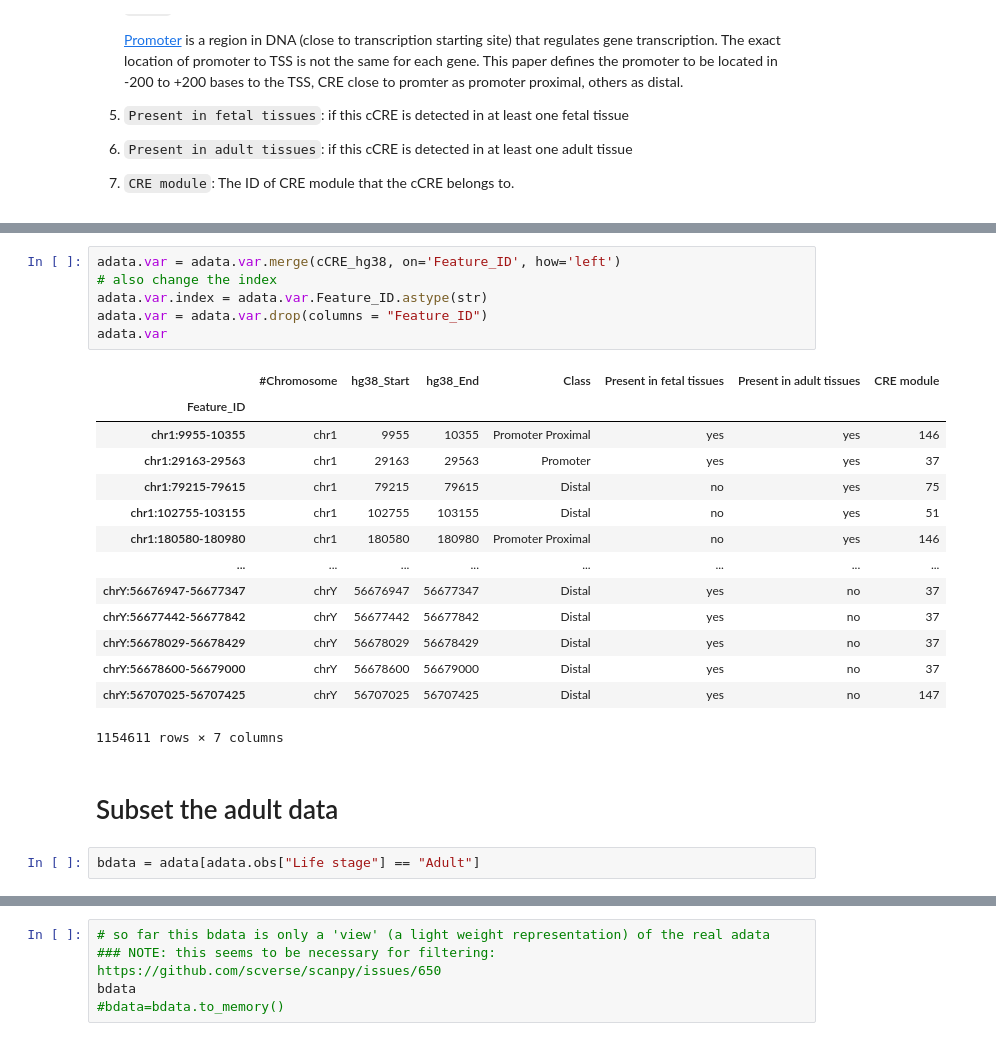
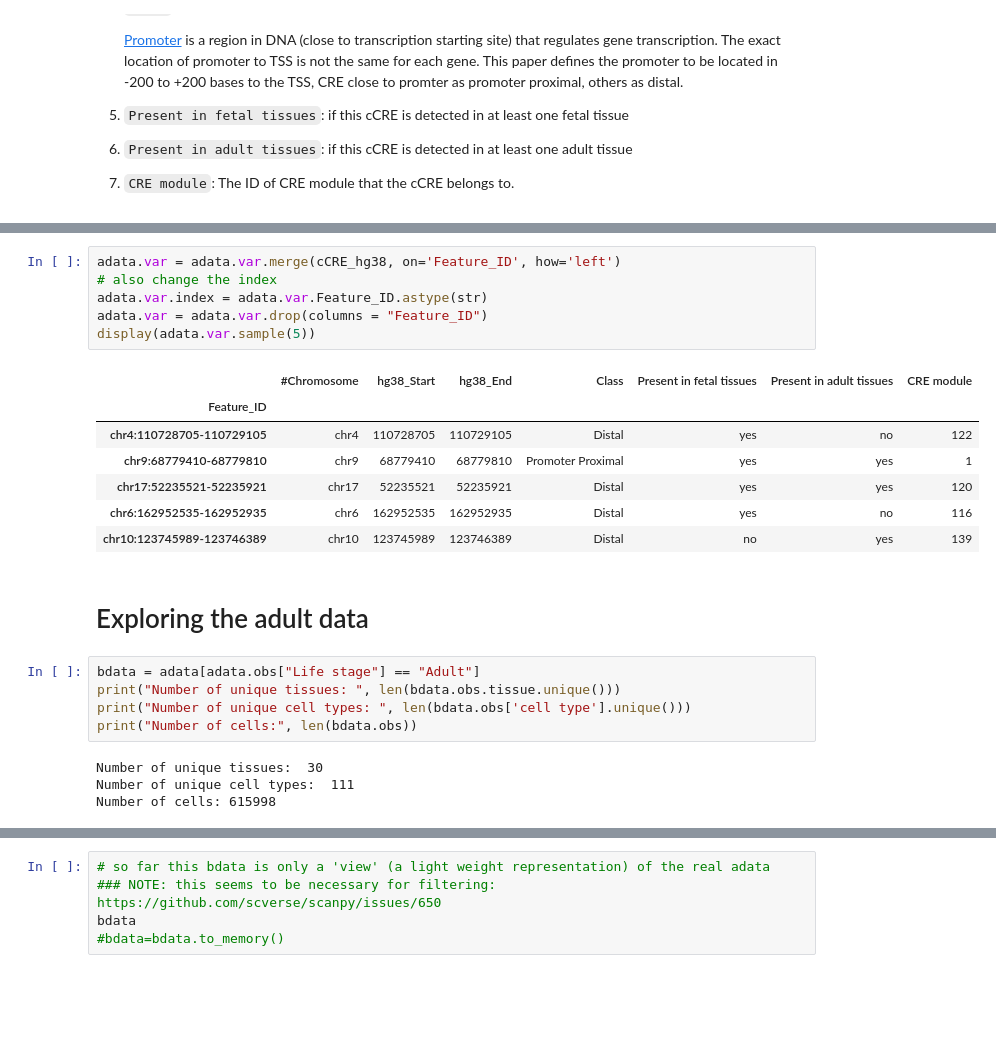
Before and after one commit to Potamitisn/DLBIO, a Jupyter notebook: data_exploration/exploration_h5ad.ipynb, the cells around one changed output, grey strips where cells are left out. Drawn from its saved outputs; the diff is of its cells as text; blank space fills up the shorter version.

```diff
--- a/data_exploration/exploration_h5ad.ipynb
+++ b/data_exploration/exploration_h5ad.ipynb
@@ -167,25 +157,25 @@ Number of unique chromosomes:  34
 # %%
 adata.var = adata.var.merge(cCRE_hg38, on='Feature_ID', how='left')
 # also change the index
 adata.var.index = adata.var.Feature_ID.astype(str)
 adata.var = adata.var.drop(columns = "Feature_ID")
-adata.var
+display(adata.var.sample(5))
 # %% [output]
 |  | #Chromosome | hg38_Start | hg38_End | Class | Present in fetal tissues | Present in adult tissues | CRE module |
 | Feature_ID |  |  |  |  |  |  |  |
-| chr1:9955-10355 | chr1 | 9955 | 10355 | Promoter Proximal | yes | yes | 146 |
-| chr1:29163-29563 | chr1 | 29163 | 29563 | Promoter | yes | yes | 37 |
-| chr1:79215-79615 | chr1 | 79215 | 79615 | Distal | no | yes | 75 |
-| chr1:102755-103155 | chr1 | 102755 | 103155 | Distal | no | yes | 51 |
-| chr1:180580-180980 | chr1 | 180580 | 180980 | Promoter Proximal | no | yes | 146 |
-| ... | ... | ... | ... | ... | ... | ... | ... |
-| chrY:56676947-56677347 | chrY | 56676947 | 56677347 | Distal | yes | no | 37 |
-| chrY:56677442-56677842 | chrY | 56677442 | 56677842 | Distal | yes | no | 37 |
-| chrY:56678029-56678429 | chrY | 56678029 | 56678429 | Distal | yes | no | 37 |
-| chrY:56678600-56679000 | chrY | 56678600 | 56679000 | Distal | yes | no | 37 |
-| chrY:56707025-56707425 | chrY | 56707025 | 56707425 | Distal | yes | no | 147 |
+| chr4:110728705-110729105 | chr4 | 110728705 | 110729105 | Distal | yes | no | 122 |
+| chr9:68779410-68779810 | chr9 | 68779410 | 68779810 | Promoter Proximal | yes | yes | 1 |
+| chr17:52235521-52235921 | chr17 | 52235521 | 52235921 | Distal | yes | yes | 120 |
+| chr6:162952535-162952935 | chr6 | 162952535 | 162952935 | Distal | yes | no | 116 |
+| chr10:123745989-123746389 | chr10 | 123745989 | 123746389 | Distal | no | yes | 139 |
-1154611 rows × 7 columns
 # %% [markdown]
-# Subset the adult data
+# Exploring the adult data
 # %%
 bdata = adata[adata.obs["Life stage"] == "Adult"]
+print("Number of unique tissues: ", len(bdata.obs.tissue.unique()))
+print("Number of unique cell types: ", len(bdata.obs['cell type'].unique()))
+print("Number of cells:", len(bdata.obs))
+# %% [output]
+Number of unique tissues:  30
+Number of unique cell types:  111
+Number of cells: 615998
```
Also changed, not shown: parts of 35 cells of this notebook.
